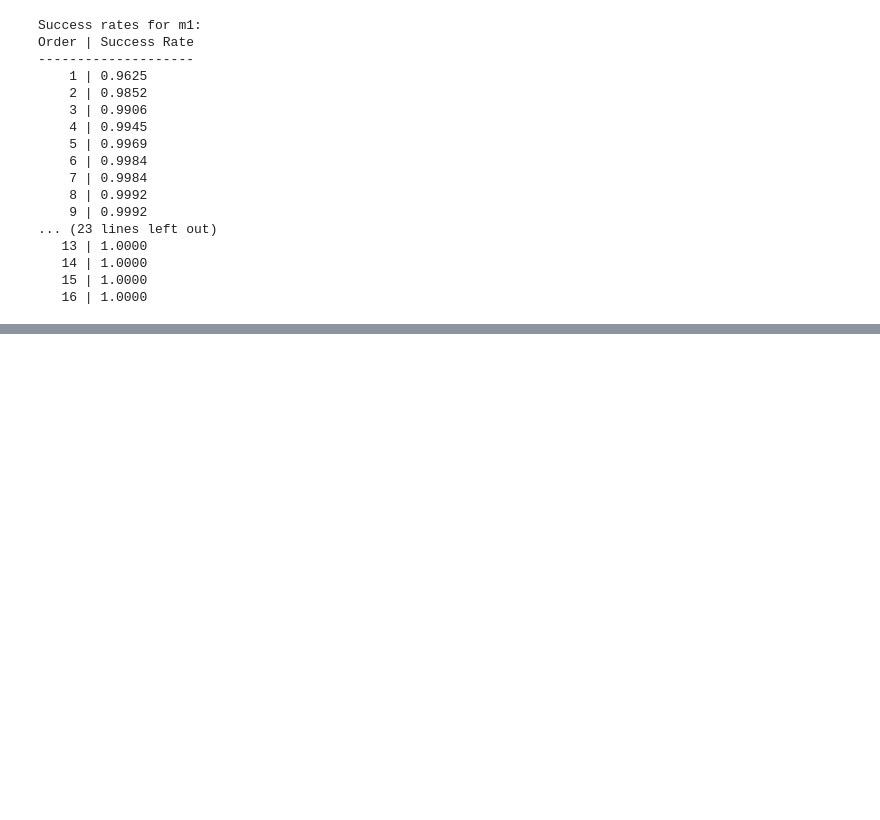
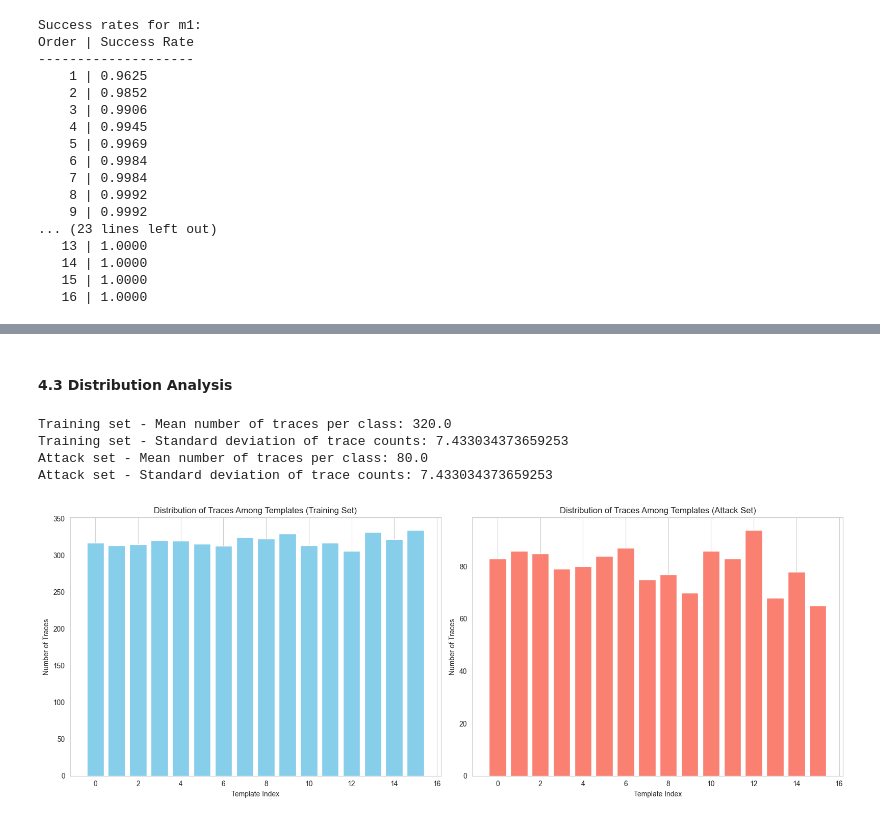
Before and after one commit to andreas-pattichis/Side-Channel-and-Fault-Injection-Attacks-on-Cryptographic-Systems, a Jupyter notebook: Profiled Attacks/Template Attack/Assignment_partA/Assignment_2A.ipynb, the cells around one changed output, grey strips where cells are left out. Drawn from its saved outputs; the diff is of its cells as text; code cells hidden in the pictures; blank space fills up the shorter version.

```diff
--- a/Profiled Attacks/Template Attack/Assignment_partA/Assignment_2A.ipynb
+++ b/Profiled Attacks/Template Attack/Assignment_partA/Assignment_2A.ipynb
@@ -504,0 +519,8 @@ Order | Success Rate
+# %%
+# Compute and report the number of available traces for each template (class) in the training set
+num_traces_per_class_training = [len(class_traces[i]) for i in range(num_classes)]
+
+# Print the number of traces per class in the training set
+print("Number of traces per class in the training set:")
+for i in range(num_classes):
+    print(f"Class {i}: {num_traces_per_class_training[i]}")
@@ -504,0 +583,44 @@ Order | Success Rate
+# %% [markdown]
+#### 4.3 Distribution Analysis
+# %%
+# Check if the traces are distributed equally among different templates in both sets
+trace_counts_training = np.array(num_traces_per_class_training)
+mean_trace_count_training = np.mean(trace_counts_training)
+trace_count_std_training = np.std(trace_counts_training)
+
+trace_counts_attack = np.array(num_traces_per_class_attack)
+mean_trace_count_attack = np.mean(trace_counts_attack)
+trace_count_std_attack = np.std(trace_counts_attack)
+
+print(f"Training set - Mean number of traces per class: {mean_trace_count_training}")
+print(f"Training set - Standard deviation of trace counts: {trace_count_std_training}")
+
+print(f"Attack set - Mean number of traces per class: {mean_trace_count_attack}")
+print(f"Attack set - Standard deviation of trace counts: {trace_count_std_attack}")
+# %% [output]
+Training set - Mean number of traces per class: 320.0
+Training set - Standard deviation of trace counts: 7.433034373659253
+Attack set - Mean number of traces per class: 80.0
+Attack set - Standard deviation of trace counts: 7.433034373659253
+# %%
+# Plot the distribution of traces among different templates in the training and attack sets
+fig, axes = plt.subplots(1, 2, figsize=(16, 6))
+
+# Plot for the training set
+axes[0].bar(range(num_classes), trace_counts_training, color='skyblue')
+axes[0].set_xlabel('Template Index')
+axes[0].set_ylabel('Number of Traces')
+axes[0].set_title('Distribution of Traces Among Templates (Training Set)')
+axes[0].grid(axis='y')
+
+# Plot for the attack set
+axes[1].bar(range(num_classes), trace_counts_attack, color='salmon')
+axes[1].set_xlabel('Template Index')
+axes[1].set_ylabel('Number of Traces')
+axes[1].set_title('Distribution of Traces Among Templates (Attack Set)')
+axes[1].grid(axis='y')
+
+plt.tight_layout()
+plt.show()
+# %% [output]
+[figure, added]
```
Also changed, not shown: parts of 28 cells of this notebook.
